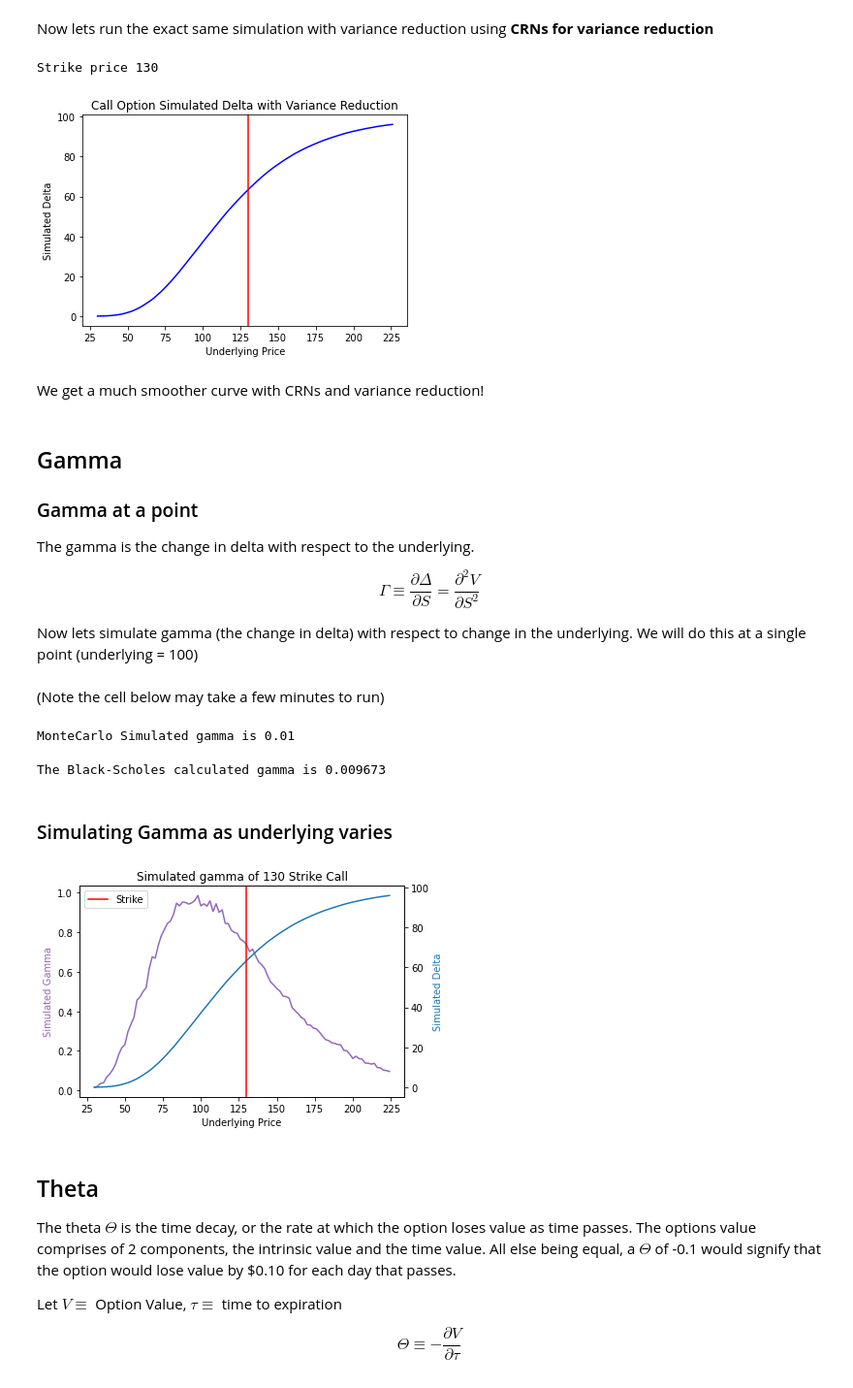
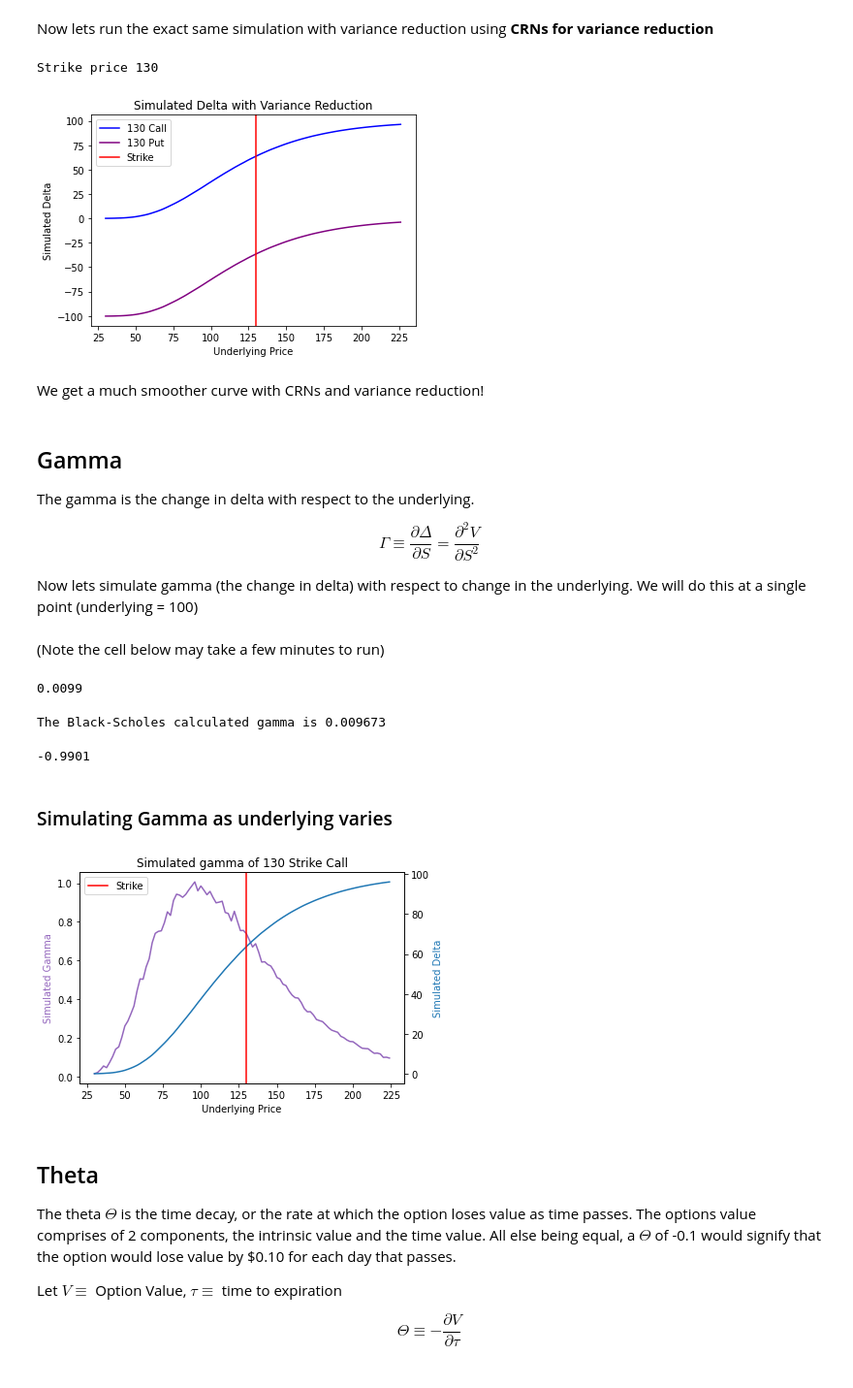
Before and after one commit to mrodek/ISYE6644-GRP236-OptionPricing, a Jupyter notebook: OptionsPricingSimulation.ipynb, the cells around one changed output. Shown at 97% size. Saved outputs shown, nothing was run; the diff lists cells and outputs as text; code cells hidden in the pictures.

Commit message:
Add functions mc_delta, mc_gamma, mc_theta, mc_vega

```diff
--- a/OptionsPricingSimulation.ipynb
+++ b/OptionsPricingSimulation.ipynb
@@ -123,7 +124,12 @@ $Price = e^{-rT} E[(S(T)-k]^+$
 
 First lets calculate the $E[S(T)]$ by averaging over the last column of all the brownian motion runs above
 # %%
-def mc_eurocall(underlying=100, k=130, mu=0.05, sigma2=0.15, m=int(1e4), n=100, T=1, crn = None, verbose=True):
+def mc_eurocall(underlying=100, k=130, mu=0.05, r=0.05, sigma2=0.15, m=int(1e4), n=100, T=1, crn = None, verbose=True):
+    """
+    Montecarlo Simulation of European Call (for stocks)
+    T : Time to expiration as a fraction of a year
+    """
+
     if crn is not None:
         m = crn.shape[0]
         n = crn.shape[1]
@@ -132,11 +138,10 @@ def mc_eurocall(underlying=100, k=130, mu=0.05, sigma2=0.15, m=int(1e4), n=100,
         else: return 0
 
 
-    S = gbm(start_price=underlying, mu=mu, sigma2= sigma2, m=m, n=n, crn=crn)
+    S = gbm(start_price=underlying, mu=r, sigma2= sigma2, m=m, n=n, crn=crn)
     payoff_col = round(T*n) - 1
 
     #Calculate the payout vector for all of the runs above
-    #payout = S[:,-1]-k
     payout = S[:,payoff_col]-k
     #print(payoff_col)
 
@@ -171,11 +187,4 @@ Comprison with Black-Scholes calculation:
 # %%
-# Black-Scholes for Call
-r = mu
-b = (r*T -sigma2*T/2 - np.log(k/S0))/(sigma2**0.5/T**0.5)
-
-
-European_Call_BS = S0 * norm.cdf(b + sigma2**0.5*T**0.5)- k*np.exp(-r*T)*norm.cdf(b)
-European_Call_BS
-print(f"The Black-Scholes option value is {round(European_Call_BS,4)}")
+print(f"The Black-Scholes option value is {round(bs_call(),4)}")
 # %% [output]
 The Black-Scholes option value is 7.8172
@@ -276,31 +363,36 @@ Text(0, 0.5, 'Simulated Delta')
 # %% [markdown]
 Now lets run the exact same simulation with variance reduction using **CRNs for variance reduction**
 # %%
-x_ = 100
-fair_price = np.zeros(x_) # Array of option prices to be computed as underlying varies
+x_ = 100  # number of options to simulate along the curve
+fair_price_call = np.zeros(x_) # Array of call option prices to be computed as underlying varies
+fair_price_put = np.zeros(x_)
 print(f"Strike price {130}")
 offset = 30
 CRNs = np.random.normal(size=(int(1e5),100))
-for i in range(0,2*x_,2):
-    fair_price[i//2] = mc_eurocall(underlying=offset+i, k=130, mu=0.05, sigma2=0.15, m=7*int(1e4), n=100, crn=CRNs, verbose=False)
-    #print(f"underlying {offset + i}, fair_price {fair_price[i]}")
+for i in range(0,100):
+    s = i*2 + 30
+    fair_price_call[i] = mc_eurocall(underlying=s, k=130, mu=0.05, sigma2=0.15, m=7*int(1e4), n=100, crn=CRNs, verbose=False)
+    fair_price_put[i] = mc_europut(underlying=s, k=130, mu=0.05, sigma2=0.15, m=7*int(1e4), n=100, crn=CRNs, verbose=False)
 
-plt.title("Call Option Simulated Delta with Variance Reduction")
-deltas = (fair_price[1:] - fair_price[:-1])/2*100 # By convention we multiply the delta by 100 to give a whole number
-plt.plot([*range(30,230,2)[:-1]],deltas,color="blue")
+plt.title("Simulated Delta with Variance Reduction")
+deltas_call = (fair_price_call[1:] - fair_price_call[:-1])/2*100 # By convention we multiply the delta by 100 to give a whole number
+deltas_put = (fair_price_put[1:] - fair_price_put[:-1])/2*100 # By convention we multiply the delta by 100 to give a whole number
+
+plt.plot([*range(30,230,2)[:-1]],deltas_call,color="blue",label="130 Call")
+plt.plot([*range(30,230,2)[:-1]],deltas_put,color="purple",label="130 Put")
 plt.axvline(K,color="red",label="Strike")
+plt.legend()
 plt.xlabel("Underlying Price")
 plt.ylabel("Simulated Delta")
 plt.show()
 # %% [output]
 Strike price 130
-[figure, old version]
+[figure, new version]
 # %% [markdown]
 We get a much smoother curve with CRNs and variance reduction!
 # %% [markdown]
 ## Gamma
 
-### Gamma at a point
 
 The gamma is the change in delta with respect to the underlying.
 
@@ -315,7 +404,0 @@ S0 = 100
-# %%
-CRNs = np.random.normal(size=(int(1e5),100))
-gamma_mc = (delta_mc_point(underlying=(S0+1),num_reps=1,crn = CRNs)-delta_mc_point(underlying=S0,num_reps=1, crn=CRNs))/1
-print(f"MonteCarlo Simulated gamma is {round(gamma_mc,6)}")
-d1 = (np.log(S0/K) + (r + sigma2/2)*1)/(sigma2**0.5*T**0.5)
-# %% [output]
-MonteCarlo Simulated gamma is 0.01
@@ -322,14 +424,24 @@ MonteCarlo Simulated gamma is 0.01
+# %%
+CRNs = np.random.normal(size=(int(1e5),100))
+mc_gamma(contract="call",crn=CRNs)
+# %% [output]
+0.0099
 # %%
 gamma_bs = norm.pdf(d1)/(S0*sigma2**0.5*T**0.5)
 gamma_bs
 print(f"The Black-Scholes calculated gamma is {round(gamma_bs,6)}")
 # %% [output]
 The Black-Scholes calculated gamma is 0.009673
+# %%
+CRNs = np.random.normal(size=(int(1e5),100))
+mc_gamma(contract="put",crn=CRNs)
+# %% [output]
+-0.9901
 # %% [markdown]
 ### Simulating Gamma as underlying varies
 # %%
-gammas = (deltas[1:]-deltas[:-1])/2
-deltas_ = deltas[:-1] # make sure gammas and deltas are same length
+gammas = (deltas_call[1:]-deltas_call[:-1])/2
+deltas_ = deltas_call[:-1] # make sure gammas and deltas are same length
 
 underlying = [*range(30,230,2)[:-2]]
 
@@ -355,7 +467,7 @@ plt.legend()
 plt.show()
 #plt.plot(gammas, color="purple")
 # %% [output]
-[figure, old version]
+[figure, new version]
 # %% [markdown]
 ## Theta
 
```
Also changed, not shown: parts of 55 cells of this notebook.
